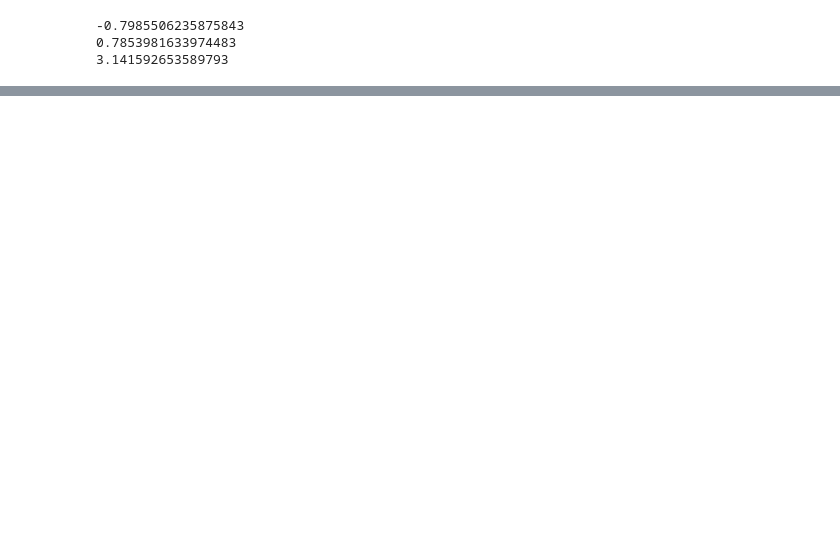
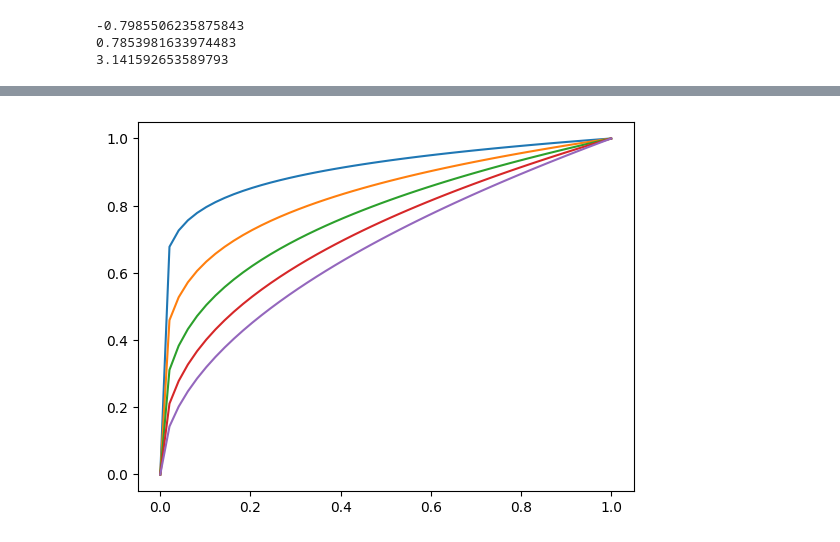
Before and after one commit to mdomag/python, a Jupyter notebook: LAB/exercises.ipynb, the cells around one changed output, grey strips where cells are left out. Cells and saved outputs as stored; diff of their text form; code cells hidden in the pictures; blank space fills up the shorter version.

```diff
--- a/LAB/exercises.ipynb
+++ b/LAB/exercises.ipynb
@@ -220,0 +321,6 @@ STEPS
+# %%
+x = np.linspace(0,1,50)
+for i in range(1,6):
+    plt.plot(x,x**(i/10),label=f'x*{i:45.2f}')
+# %% [output]
+[figure, added]
```
Also changed, not shown: parts of 21 cells of this notebook, 1 other file.
